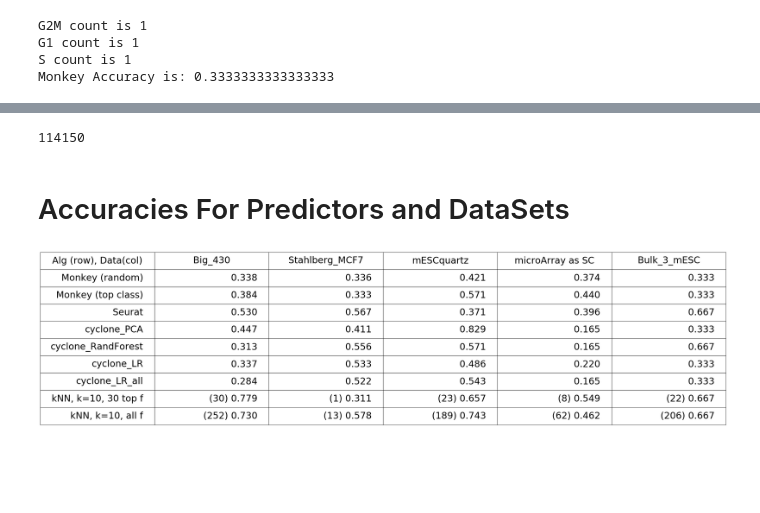
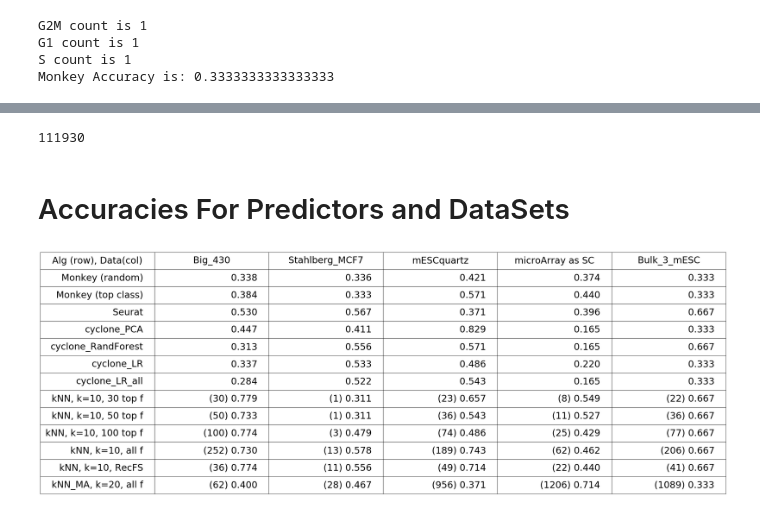
Before and after one commit to ayurovsky/cell_cycle, a Jupyter notebook: MasterNotebook-CurrentResults-OtherAlgorithmEvaluations.ipynb, the cells around one changed output, grey strips where cells are left out. Drawn from its saved outputs; the diff is of its cells as text; code cells hidden in the pictures; blank space fills up the shorter version.

```diff
--- a/MasterNotebook-CurrentResults-OtherAlgorithmEvaluations.ipynb
+++ b/MasterNotebook-CurrentResults-OtherAlgorithmEvaluations.ipynb
@@ -617,11 +621,11 @@ Index(['KIF20A', 'HSPA1A', 'PLK1', 'MYB', 'CCNB1', 'CCNE2', 'CDCA8', 'SGOL2',
 from scipy import stats
 import numpy as np
 
-dataset_prefix = "bulk_mESC"
-#test_file_prefix = "microarray_leg";
-#test_file_prefix = "mESC";
-#test_file_prefix = "stahlberg";
-#test_file_prefix = "big_430";
+#dataset_prefix = "bulk_mESC"
+dataset_prefix = "microarray_leg";
+#dataset_prefix = "mESC";
+#dataset_prefix = "stahlberg";
+#dataset_prefix = "big_430";
 
 SC_df_log1p = SC_df.apply(np.log1p)
 z_arr = stats.zscore(SC_df_log1p, axis=1)
@@ -637,4 +641,4 @@ with open(dataset_prefix + '_test_genes.csv', 'w', newline='') as myfile:
     wr = csv.writer(myfile) #, quoting=csv.QUOTE_ALL)
     wr.writerow(SC_df.index.values)
 # %% [output]
-114150
+111930
@@ -653,31 +733,38 @@ big_comparison_data.append(["Seurat", "0.530", "0.567", "0.371", "0.396", "0.667
 # data set for cyclone prepared in this notebook
 # in /Users/alisa/cyclone_python2.7/bin/python/cyclone_python2.7/ source bin/activate
 # cd /Users/alisa/cyclone_python2.7/cyclone-master/py/core
 # inside environment, jupyter notebook &
 # accuracy output on screen
 big_comparison_data.append(["cyclone_PCA", "0.447", "0.411", "0.829", "0.165", "0.333"])
 big_comparison_data.append(["cyclone_RandForest", "0.313", "0.556", "0.571", "0.165", "0.667"])
 big_comparison_data.append(["cyclone_LR", "0.337", "0.533", "0.486", "0.220", "0.333"])
 big_comparison_data.append(["cyclone_LR_all", "0.284", "0.522", "0.543", "0.165", "0.333"])
 # python3 Evaluate_Selected_Features_On_Test.py > Evaluate_Selected_Features_On_Test.cpp
 # output printed;  input the results of computation and analysis from Explore_930_Data_January.ipynb
 # new files Generic_Evaluate_Selected_Features_On_Test.py > Generic_Evaluate_Selected_Features_On_Test.cpp
 # input files to Generic.. above in this notebook and in Explore_930_Data_January.ipynb
+# top f are from the k=3 experiment....
 big_comparison_data.append(["kNN, k=10, 30 top f", "(30) 0.779", "(1) 0.311", "(23) 0.657", "(8) 0.549", "(22) 0.667"])
+big_comparison_data.append(["kNN, k=10, 50 top f", "(50) 0.733", "(1) 0.311", "(36) 0.543", "(11) 0.527", "(36) 0.667"])
+big_comparison_data.append(["kNN, k=10, 100 top f", "(100) 0.774", "(3) 0.479", "(74) 0.486", "(25) 0.429", "(77) 0.667"])
 big_comparison_data.append(["kNN, k=10, all f", "(252) 0.730", "(13) 0.578", "(189) 0.743", "(62) 0.462", "(206) 0.667"])
+# python3 Generic_Feature_Select_and_Evaluate_On_Test.py > Generic_Get_Train_Intersection_With_Test.cpp > Feature_Selection_Recursive > Generic_Evaluate_Selected_Features_On_Test
+big_comparison_data.append(["kNN, k=10, RecFS", "(36) 0.774", "(11) 0.556", "(49) 0.714", "(22) 0.440", "(41) 0.667"])
+# now run this for test set being the micro-array leg
+big_comparison_data.append(["kNN_MA, k=20, all f", "(62) 0.400", "(28) 0.467", "(956) 0.371", "(1206) 0.714", "(1089) 0.333"])
 plt.figure(1, figsize=(20, 2))
 plt.subplots_adjust(bottom = 0.1)
 column_labels = ["Alg (row), Data(col)", "Big_430", "Stahlberg_MCF7", "mESCquartz", "microArray as SC", "Bulk_3_mESC"]
 ax = subplot(111, frame_on=False)
 ax.xaxis.set_visible(False)
 ax.yaxis.set_visible(False)
 the_table = ax.table(cellText=big_comparison_data, colLabels=column_labels, loc="center")
 the_table.auto_set_font_size(False)
 the_table.set_fontsize(30)
 the_table.scale(2, 2)
 table_props = the_table.properties()
 table_cells = table_props['child_artists']
 for cell in table_cells: cell.set_height(0.5)
 plt.show()
 # %% [output]
-[figure, old version]
+[figure, new version]
```
Also changed, not shown: parts of 4 cells of this notebook, 10 other files.
